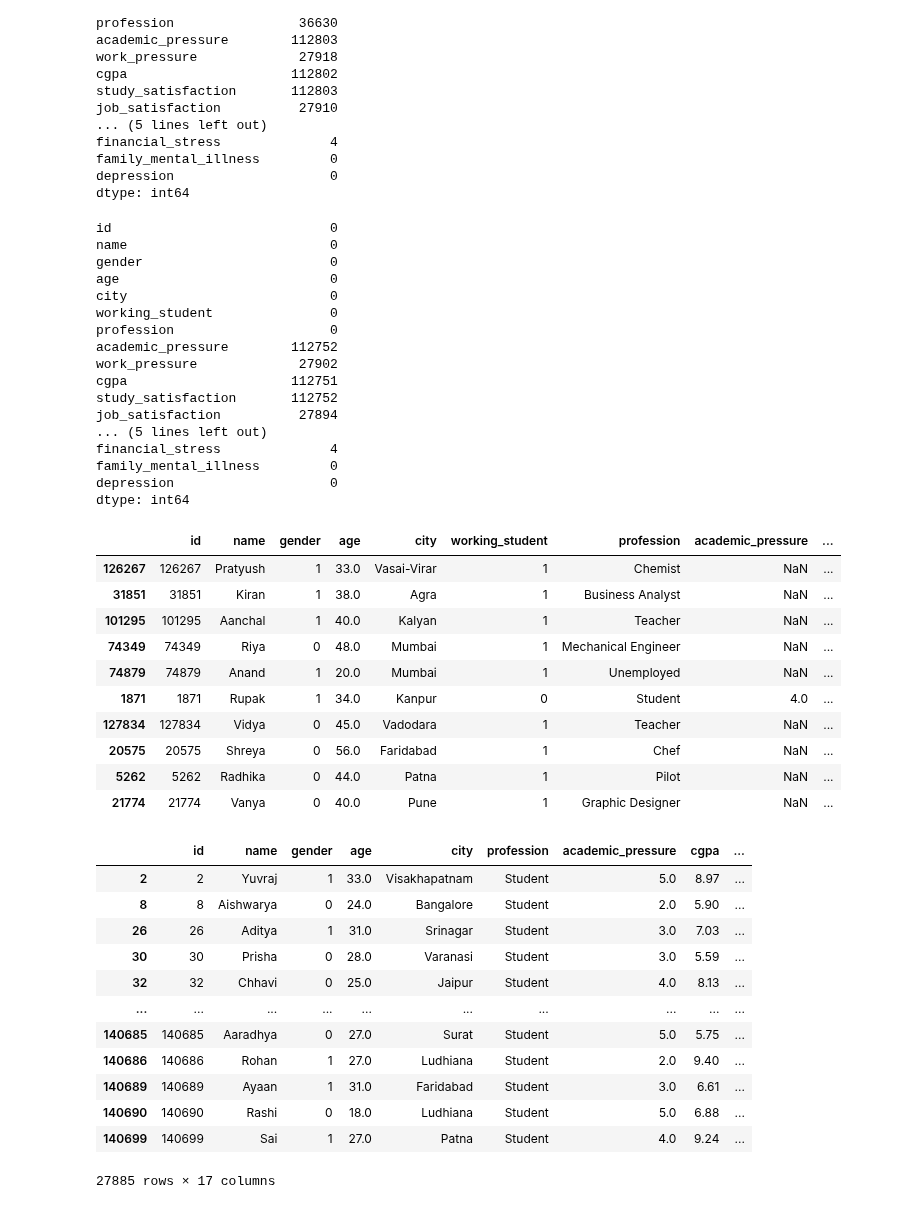
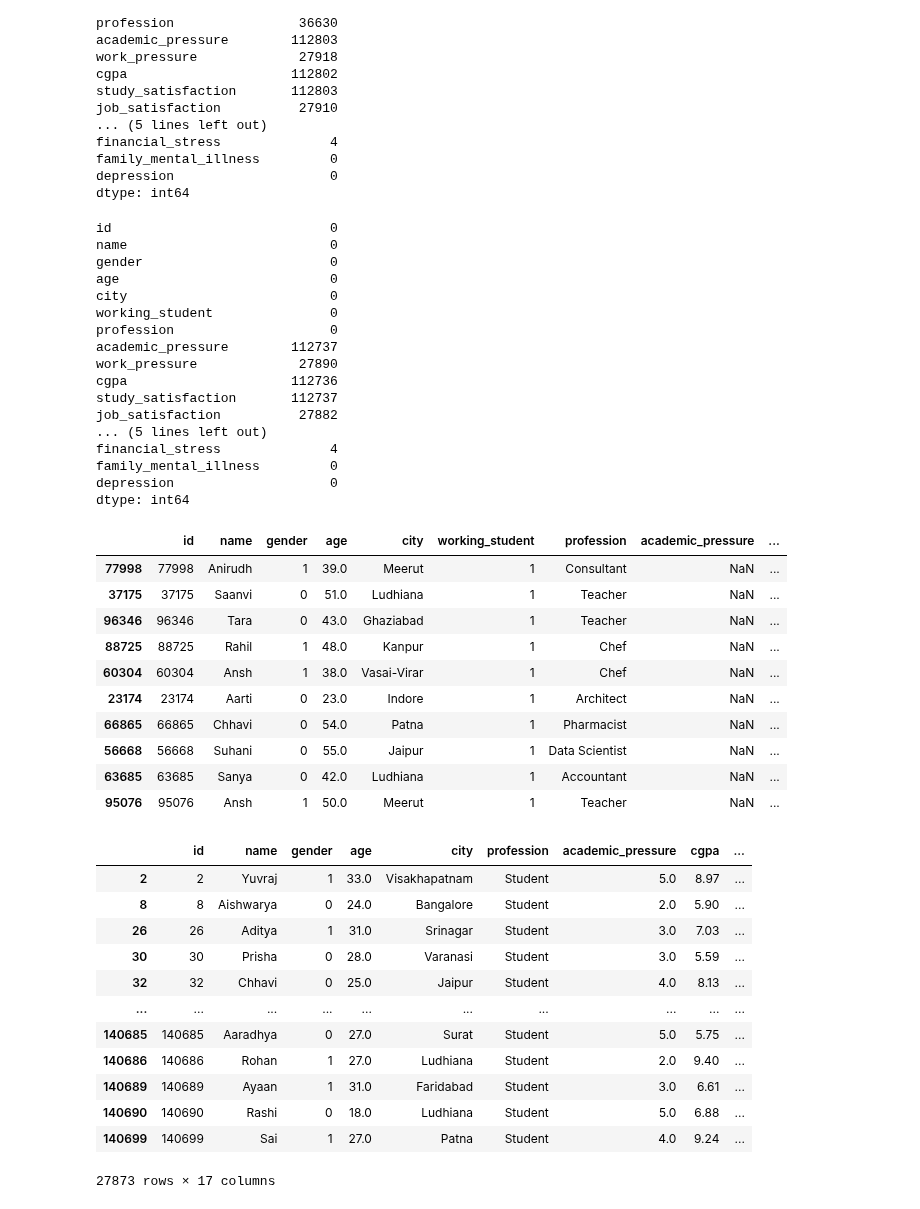
Before and after one commit to nikankad/COS322-depression, a Jupyter notebook: src/main.ipynb, the cells around one changed output. Cells and saved outputs as stored; diff of their text form; code cells hidden in the pictures.

```diff
--- a/src/main.ipynb
+++ b/src/main.ipynb
@@ -59,50 +59,65 @@ dtype: int64
 # Preprocessing
 # Convert Yes/No columns to binary (1/0)
 df = df.map(lambda x: 1 if x == 'Yes' else 0 if x == 'No' else x)
 # Make working_student binary: 1 if working, 0 if student
 df['working_student'] = df['working_student'].map({'Working Professional': 1, 'Student': 0})
 # Convert gender to binary: Male = 1, Female = 0
 df['gender'] = df['gender'].map({'Male': 1, 'Female': 0})
 # remove sleep_duration occurences that have less than 10 appearences
 df = df[df['sleep_duration'].isin(df['sleep_duration'].value_counts()[df['sleep_duration'].value_counts() >= 10].index)]
+# remove dietary_habits occurences that have less than 10 appearences
+df = df[df['dietary_habits'].isin(df['dietary_habits'].value_counts()[df['dietary_habits'].value_counts() >= 10].index)]
+# Set dietary_habits Unhealthy(0) Moderate(1) Healthy (2)
+df["dietary_habits"] = df["dietary_habits"].map({
+    "Unhealthy": 0,
+    "Moderate": 1,
+    "Healthy": 2
+})
 #if profession is student then make profession "Student"
 df.loc[df["working_student"] == 0, "profession"] = "Student"
 #If profession is still NaN, set to "Unemployed"
 df.loc[df["profession"].isna(), "profession"] = "Unemployed"
-null_professions = df[df['profession'].isnull()]
+#Map sleeping hours to numbers
+sleep_mapping = {
+    "Less than 5 hours": 0,
+    "5-6 hours": 1,
+    "7-8 hours": 2,
+    "More than 8 hours": 3   # if you have this category
+}
+df["sleep_duration"] = df["sleep_duration"].map(sleep_mapping)
 
-# Print null value counts
+#print
 display(df.isna().sum())
 display(df.sample(10))
 # %% [output]
 id                            0
 name                          0
 gender                        0
 age                           0
 city                          0
 working_student               0
 profession                    0
-academic_pressure        112752
-work_pressure             27902
-cgpa                     112751
-study_satisfaction       112752
-job_satisfaction          27894
+academic_pressure        112737
+work_pressure             27890
+cgpa                     112736
+study_satisfaction       112737
+job_satisfaction          27882
 ... (5 lines left out)
 financial_stress              4
 family_mental_illness         0
 depression                    0
 dtype: int64
 |  | id | name | gender | age | city | working_student | profession | academic_pressure | ... |
-| 126267 | 126267 | Pratyush | 1 | 33.0 | Vasai-Virar | 1 | Chemist | NaN | ... |
-| 31851 | 31851 | Kiran | 1 | 38.0 | Agra | 1 | Business Analyst | NaN | ... |
-| 101295 | 101295 | Aanchal | 1 | 40.0 | Kalyan | 1 | Teacher | NaN | ... |
-| 74349 | 74349 | Riya | 0 | 48.0 | Mumbai | 1 | Mechanical Engineer | NaN | ... |
-| 74879 | 74879 | Anand | 1 | 20.0 | Mumbai | 1 | Unemployed | NaN | ... |
-| 1871 | 1871 | Rupak | 1 | 34.0 | Kanpur | 0 | Student | 4.0 | ... |
-| 127834 | 127834 | Vidya | 0 | 45.0 | Vadodara | 1 | Teacher | NaN | ... |
-| 20575 | 20575 | Shreya | 0 | 56.0 | Faridabad | 1 | Chef | NaN | ... |
-| 5262 | 5262 | Radhika | 0 | 44.0 | Patna | 1 | Pilot | NaN | ... |
-| 21774 | 21774 | Vanya | 0 | 40.0 | Pune | 1 | Graphic Designer | NaN | ... |
+| 77998 | 77998 | Anirudh | 1 | 39.0 | Meerut | 1 | Consultant | NaN | ... |
+| 37175 | 37175 | Saanvi | 0 | 51.0 | Ludhiana | 1 | Teacher | NaN | ... |
+| 96346 | 96346 | Tara | 0 | 43.0 | Ghaziabad | 1 | Teacher | NaN | ... |
+| 88725 | 88725 | Rahil | 1 | 48.0 | Kanpur | 1 | Chef | NaN | ... |
+| 60304 | 60304 | Ansh | 1 | 38.0 | Vasai-Virar | 1 | Chef | NaN | ... |
+| 23174 | 23174 | Aarti | 0 | 23.0 | Indore | 1 | Architect | NaN | ... |
+| 66865 | 66865 | Chhavi | 0 | 54.0 | Patna | 1 | Pharmacist | NaN | ... |
+| 56668 | 56668 | Suhani | 0 | 55.0 | Jaipur | 1 | Data Scientist | NaN | ... |
+| 63685 | 63685 | Sanya | 0 | 42.0 | Ludhiana | 1 | Accountant | NaN | ... |
+| 95076 | 95076 | Ansh | 1 | 50.0 | Meerut | 1 | Teacher | NaN | ... |
 # %%
 #Now we want to split it into 2 datasets, students and workers
 students_df = df.loc[df["working_student"] == 0].drop({"working_student", "work_pressure", "job_satisfaction"}, axis=1)
@@ -122,7 +137,7 @@ display(students_df)
 | 140689 | 140689 | Ayaan | 1 | 31.0 | Faridabad | Student | 3.0 | 6.61 | ... |
 | 140690 | 140690 | Rashi | 0 | 18.0 | Ludhiana | Student | 5.0 | 6.88 | ... |
 | 140699 | 140699 | Sai | 1 | 27.0 | Patna | Student | 4.0 | 9.24 | ... |
-27885 rows × 17 columns
+27873 rows × 17 columns
 # %%
 #scale our data
 from sklearn.preprocessing import StandardScaler
```
Also changed, not shown: parts of 3 cells of this notebook, 5 other files.
